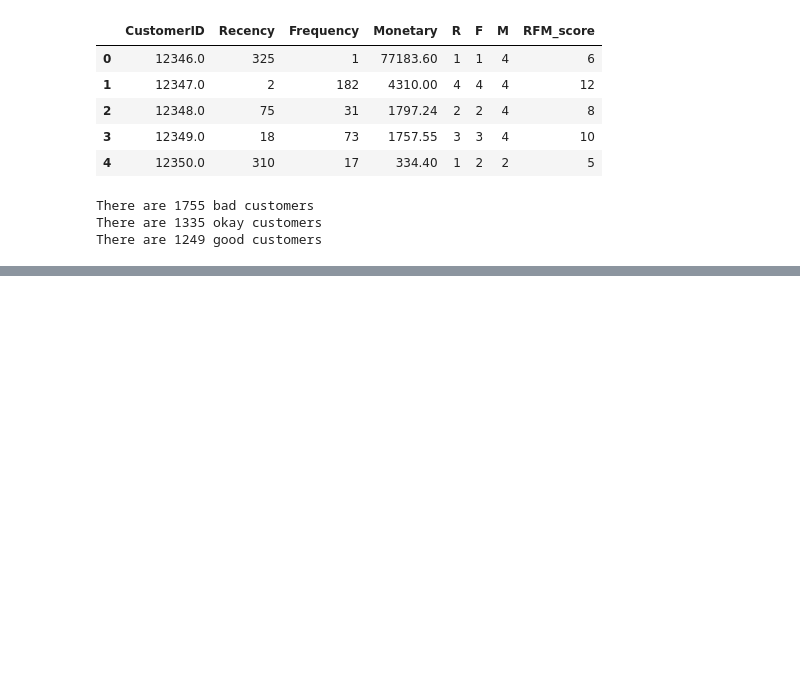
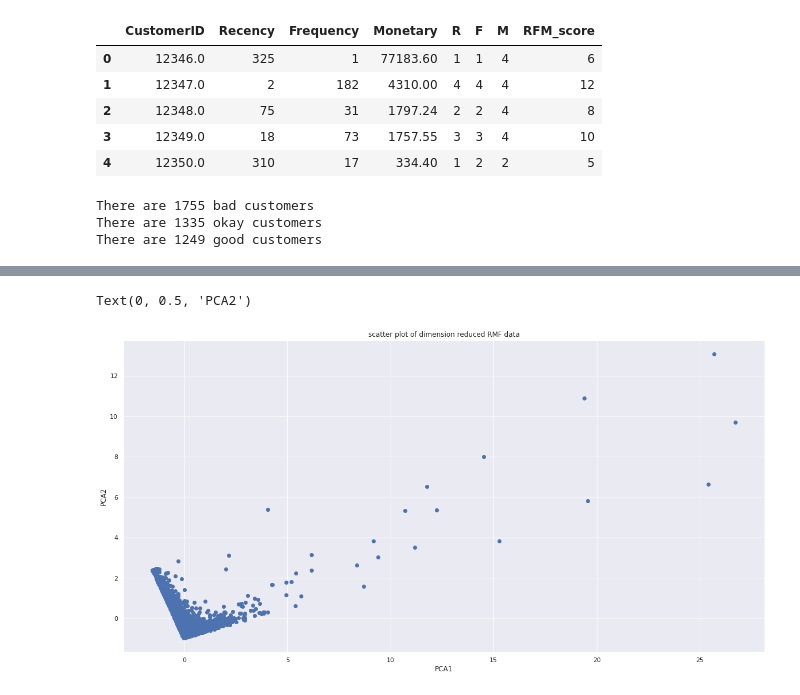
Before and after one commit to Shourya306/Online-Retail-Customer-Segmentation-Clustering, a Jupyter notebook: Online_Retail_Customer_Segmentation.ipynb, the cells around one changed output, grey strips where cells are left out. Saved outputs shown, nothing was run; the diff lists cells and outputs as text; code cells hidden in the pictures; blank space fills up the shorter version.

```diff
--- a/Online_Retail_Customer_Segmentation.ipynb
+++ b/Online_Retail_Customer_Segmentation.ipynb
@@ -606,0 +625,24 @@ RFM_score_percentiles
+# %%
+# Scaling the data.
+
+X = RFM_df[['Recency','Frequency','Monetary']]
+scaler = StandardScaler()
+X_scale = scaler.fit_transform(X)
+# %%
+# Implementing PCA.
+
+pca = PCA(n_components=2)
+pca.fit(X_scale)
+_2d_df = pca.transform(X_scale)
+# %%
+# Dividing the values into X and Y to plot them in a scatter plot.
+
+PCA1 = _2d_df[:,0]
+PCA2 = _2d_df[:,1]
+plt.scatter(x = PCA1, y = PCA2)
+plt.title('scatter plot of dimension reduced RMF data')
+plt.xlabel('PCA1')
+plt.ylabel('PCA2')
+# %% [output]
+Text(0, 0.5, 'PCA2')
+[figure, added]
```
Also changed, not shown: parts of 10 cells of this notebook.
